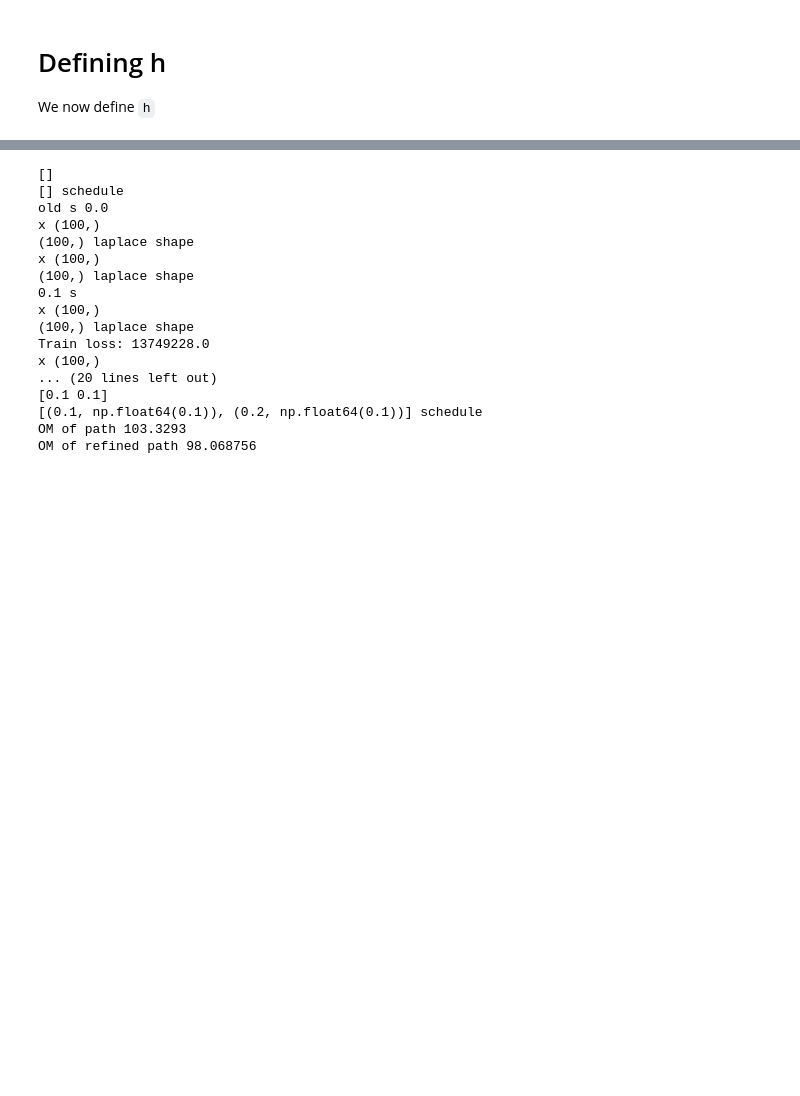
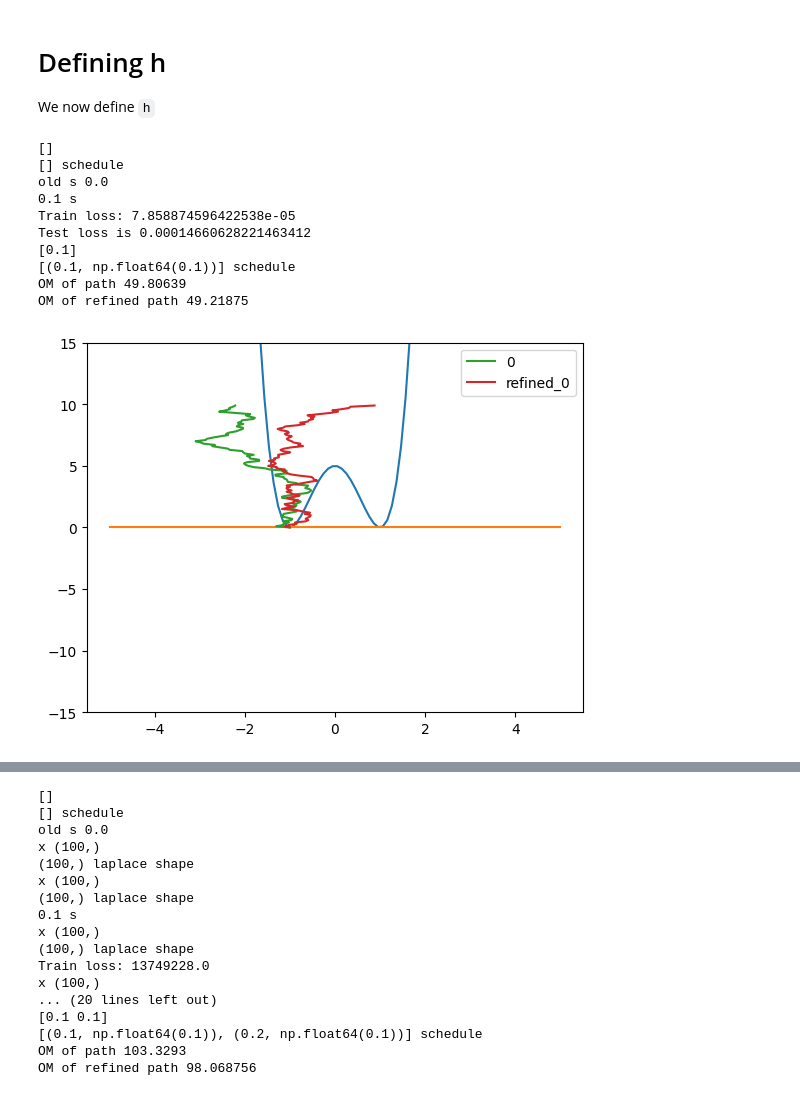
Before and after one commit to reubenharry/path_sampling, a Jupyter notebook: src/path_sampling_nb.ipynb, the cells around one changed output, grey strips where cells are left out. Saved outputs shown, nothing was run; the diff lists cells and outputs as text; code cells hidden in the pictures; blank space fills up the shorter version.

```diff
--- a/src/path_sampling_nb.ipynb
+++ b/src/path_sampling_nb.ipynb
@@ -97,8 +109,8 @@ def J(x,y):
         a scalar value representing the cost of the path
     """
 
-    sigma = 0.1
-    return (1/sigma**2)*(x[-1,0]- 2)**2
+    sigma = 0.05
+    return (1/sigma**2)*(x[-1,0]- 1)**2
 
 # vmap is a jax function that allows us to apply a function to each element of an array
 def E_J(J, paths, obs):
@@ -458,6 +472,46 @@ def update(uref, J, dbds, hyperparams, key, schedule, i, rho = lambda key: jnp.z
         plt.legend()
 
     return dbds
+# %%
+key = jax.random.key(0)
+# b = uref # initialize b as uref
+schedule = [0.1] # , 0.2, 0.3, 0.4, 0.5, 0.6, 0.7, 0.8, 0.9, 1.0]
+dbds = MLP([3,20,20,1], key=jax.random.key(0))
+
+
+for i, s in enumerate(schedule):
+
+
+
+    key = jax.random.fold_in(key, i)
+
+    # update b -> b + dbds
+    dbds = update(
+        uref=lambda x, t : jnp.array([0.0]),
+        J=lambda x, y: 0.0,
+        dbds=dbds,
+        hyperparams={'dt': 0.01, 'num_steps': 100, 'num_training_steps' : 1000, 'batch_size' :100},
+        key=key,
+        schedule=schedule,
+        i=i,
+    )
+
+# potential(jnp.array([0.0]))
+
+# jax.grad(lambda x:jnp.sum(x**2))(jnp.array([4.0]))
+# uref(jnp.array([0.0]), 0.0)
+# %% [output]
+[]
+[] schedule
+old s 0.0
+0.1 s
+Train loss: 7.858874596422538e-05
+Test loss is 0.00014660628221463412
+[0.1]
+[(0.1, np.float64(0.1))] schedule
+OM of path 49.80639
+OM of refined path 49.21875
+[figure, added]
 # %%
 key = jax.random.key(0)
 # b = uref # initialize b as uref
```
Also changed, not shown: parts of 5 cells of this notebook.
